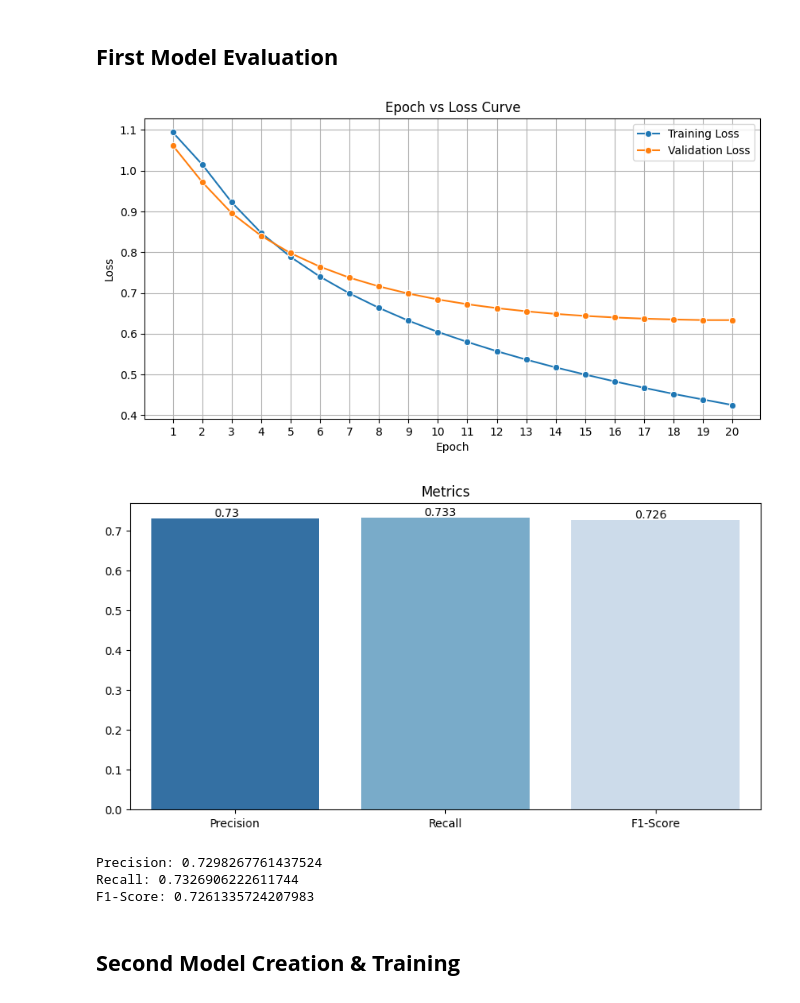
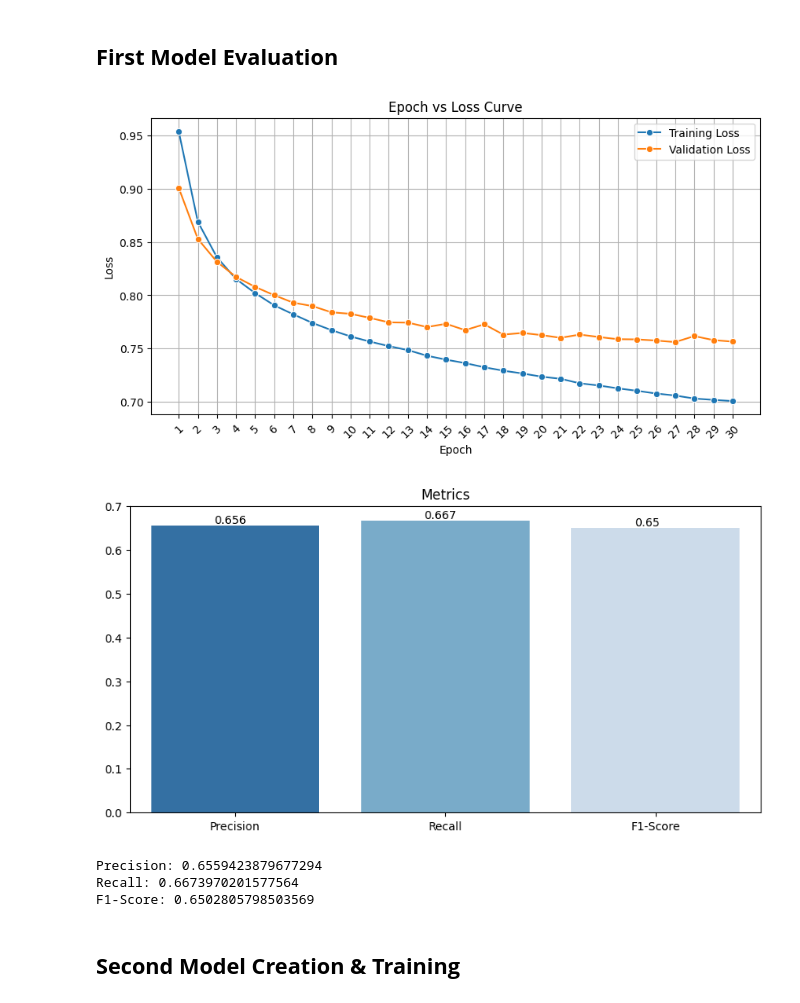
Before and after one commit to d-maniatakos/covid19-vaccine-sentiment-analysis, a Jupyter notebook: vaccine_sentiment_classifier_using_neural_networks.ipynb, the cells around one changed output. Drawn from its saved outputs; the diff is of its cells as text; code cells hidden in the pictures.

```diff
--- a/vaccine_sentiment_classifier_using_neural_networks.ipynb
+++ b/vaccine_sentiment_classifier_using_neural_networks.ipynb
@@ -31,8 +48,8 @@ import seaborn as sns
 # %%
 glove = {}
 
-# read file line by line
-with open('glove.6B.50d.txt') as f:
+# read file line by line while creating glove dictionary
+with open('glove.6B.100d.txt') as f:
     lines = f.readlines()
 for line in lines:
   vector = []
@@ -132,28 +134,42 @@ y_validation = torch.tensor(validation_data['label'].values, dtype=torch.long)
 # %% [markdown]
 ## **First Model Creation & Training**
 # %%
+# use glove word embeddings
+train_vector = glove_vectorize(train_corpus)
+validation_vector = glove_vectorize(validation_corpus)
+
+x_train = train_vector
+y_train = torch.tensor(train_data['label'].values, dtype=torch.long)
+
+x_validation = validation_vector
+y_validation = torch.tensor(validation_data['label'].values, dtype=torch.long)
+
+# neural network class
 class NeuralNetwork(nn.Module):
   def __init__(self, x_size, num_of_classes, hidden_size):
     super(NeuralNetwork, self).__init__()
+
     self.layer1 = nn.Linear(x_size, hidden_size)
     self.layer2 = nn.ReLU()
     self.layer3 = nn.Linear(hidden_size, num_of_classes)
 
   def forward(self, x):
-    out = self.layer1(x)
-    out = self.layer2(out)
-    out = self.layer3(out)
+    h1 = self.layer1(x)
+    h2 = self.layer2(h1)
+    out = self.layer3(h2)
     return out
 
 # hyperparameters
-input_size = 10000
+input_size = 100
 hidden_layer1_size = 50
 output_size = 3
-num_of_epochs = 20
+num_of_epochs = 30
 batch_size = 100
-learning_rate = 0.0001
+learning_rate = 0.0005
 loss_function = nn.CrossEntropyLoss()
-model = NeuralNetwork(input_size, output_size, hidden_size)
+
+
+model = NeuralNetwork(input_size, output_size, hidden_layer1_size)
 optimizer = torch.optim.Adam(model.parameters(), lr=learning_rate)
 
 train_dataset = torch.utils.data.TensorDataset(x_train, y_train)
@@ -162,6 +178,7 @@ train_dataloader = torch.utils.data.DataLoader(train_dataset, batch_size=64, shu
 training_loss = []
 validation_loss = []
 
+# training
 for epoch in range(num_of_epochs):
   batch_losses = []
 
@@ -212,42 +229,42 @@ predictions_possibilities = []
 for i in range(validation_vector.size()[0]):
   prediction = model.forward(validation_vector[i])
   predictions.append(torch.argmax(prediction).item())
-  # print(prediction)
 
   predictions_possibilities.append(prediction.tolist())
 
 precision = precision_score(y_validation.tolist(), predictions, average='weighted')
 recall = recall_score(y_validation.tolist(), predictions, average='weighted')
 f1 = f1_score(y_validation.tolist(), predictions, average='weighted')
 
 # plot the epoch vs loss curve
 plt.figure(figsize=(10, 5), dpi=100)
 plt.title('Epoch vs Loss Curve')
 plt.xlabel('Epoch')
 plt.ylabel('Loss')
 sns.lineplot(x=range(1, num_of_epochs+1), y=training_loss,  marker="o")
 sns.lineplot(x=range(1, num_of_epochs+1), y=validation_loss,  marker="o")
 plt.xticks(range(1, num_of_epochs+1))
+plt.xticks(rotation=45)
 plt.legend(['Training Loss', 'Validation Loss'])
 plt.grid()
 plt.show()
 
 # plot scores
 plt.figure(figsize=(10, 5), dpi=100)
 plt.title('Metrics')
 sns.barplot(x=['Precision', 'Recall', 'F1-Score'], y=[precision, recall, f1], palette='Blues_r')
 for index, value in enumerate([precision, recall, f1]):
     plt.text(index-0.1, value+0.005,str(round(value,3)))
 plt.show()
 
 print('Precision: ' + str(precision))
 print('Recall: ' + str(recall))
 print('F1-Score: ' + str(f1))
 # %% [output]
-[figure, old version]
+[figure, new version]
-[figure, old version]
+[figure, new version]
-Precision: 0.7298267761437524
-Recall: 0.7326906222611744
-F1-Score: 0.7261335724207983
+Precision: 0.6559423879677294
+Recall: 0.6673970201577564
+F1-Score: 0.6502805798503569
 # %% [markdown]
 ## **Second Model Creation & Training**
```
Also changed, not shown: parts of 6 cells of this notebook.
